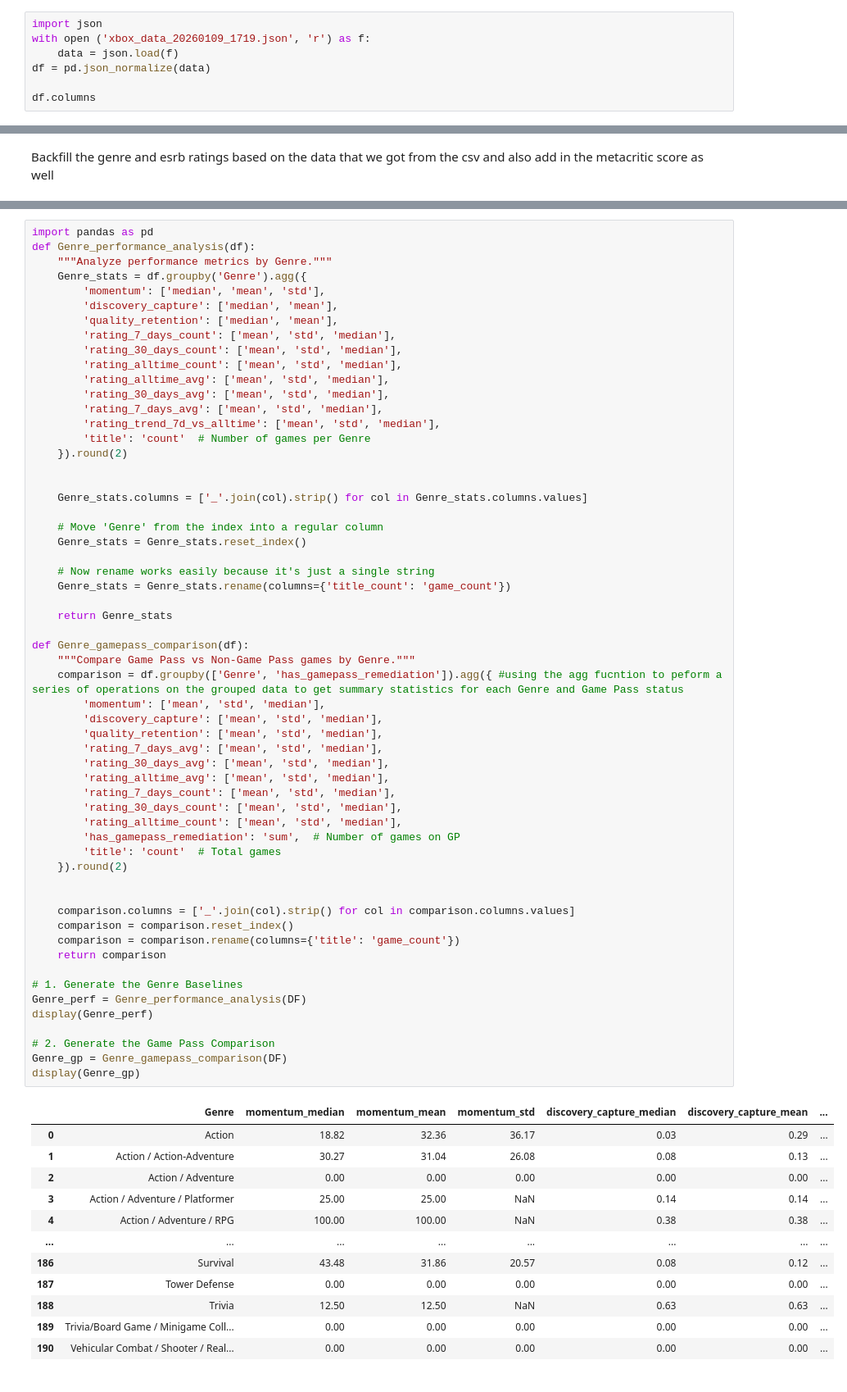
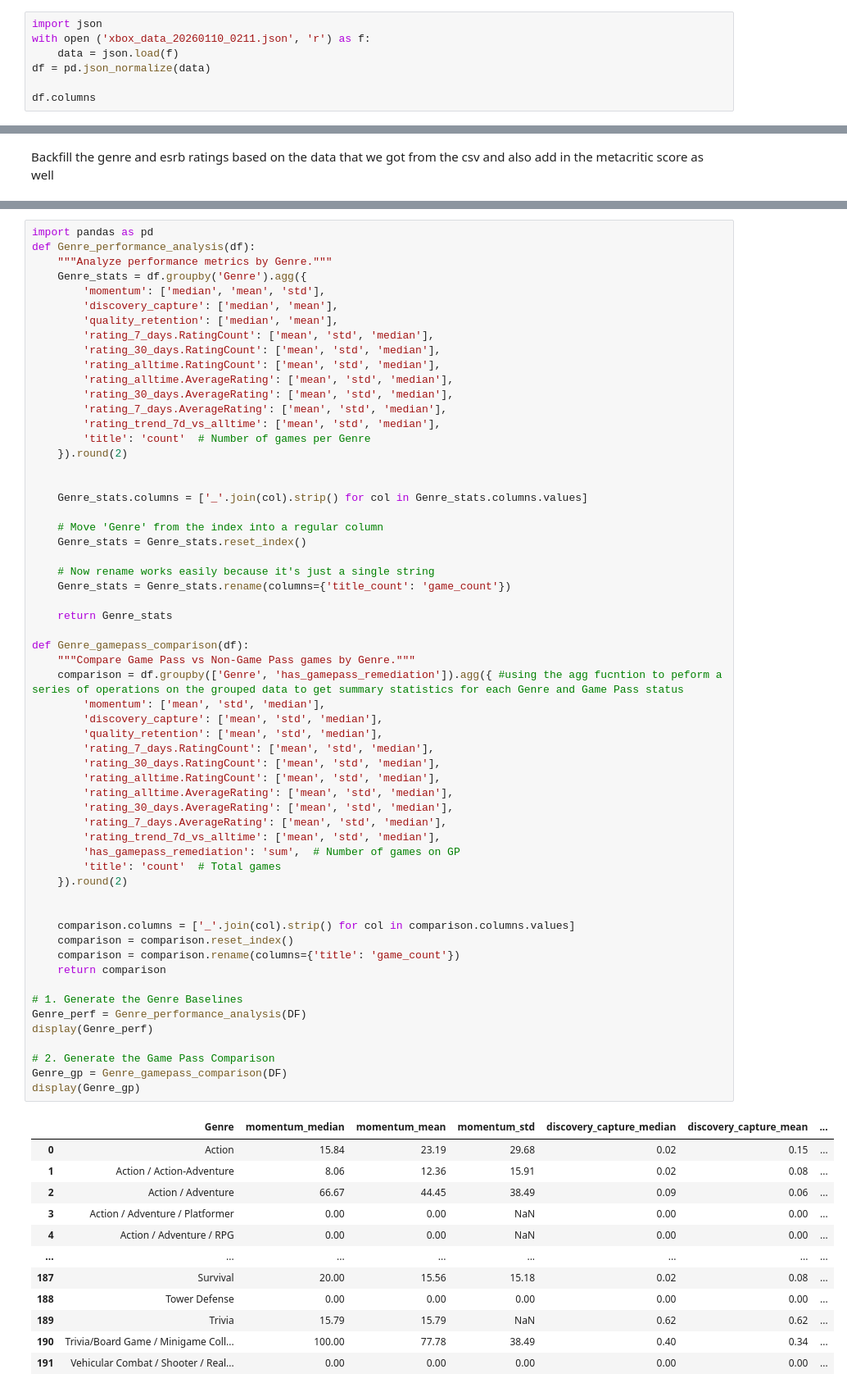
Before and after one commit to Doggo21345/xbox-gamepass-analytics, a Jupyter notebook: cleaning.ipynb, the cells around one changed output, grey strips where cells are left out. Shown at 82% size. Saved outputs shown, nothing was run; the diff lists cells and outputs as text.

```diff
--- a/cleaning.ipynb
+++ b/cleaning.ipynb
@@ -17,7 +17,7 @@ DF.head(10)
 10 rows × 22 columns
 # %%
 import json
-with open ('xbox_data_20260109_1719.json', 'r') as f:
+with open ('xbox_data_20260110_0211.json', 'r') as f:
     data = json.load(f)
 df = pd.json_normalize(data)
 
@@ -359,12 +341,12 @@ def Genre_performance_analysis(df):
         'momentum': ['median', 'mean', 'std'],
         'discovery_capture': ['median', 'mean'],
         'quality_retention': ['median', 'mean'],
-        'rating_7_days_count': ['mean', 'std', 'median'],
-        'rating_30_days_count': ['mean', 'std', 'median'],
-        'rating_alltime_count': ['mean', 'std', 'median'],
-        'rating_alltime_avg': ['mean', 'std', 'median'],
-        'rating_30_days_avg': ['mean', 'std', 'median'],
-        'rating_7_days_avg': ['mean', 'std', 'median'],
+        'rating_7_days.RatingCount': ['mean', 'std', 'median'],
+        'rating_30_days.RatingCount': ['mean', 'std', 'median'],
+        'rating_alltime.RatingCount': ['mean', 'std', 'median'],
+        'rating_alltime.AverageRating': ['mean', 'std', 'median'],
+        'rating_30_days.AverageRating': ['mean', 'std', 'median'],
+        'rating_7_days.AverageRating': ['mean', 'std', 'median'],
         'rating_trend_7d_vs_alltime': ['mean', 'std', 'median'],
         'title': 'count'  # Number of games per Genre
     }).round(2)
@@ -378,47 +360,48 @@ def Genre_performance_analysis(df):
     # Now rename works easily because it's just a single string
     Genre_stats = Genre_stats.rename(columns={'title_count': 'game_count'})
 
     return Genre_stats
 
 def Genre_gamepass_comparison(df):
     """Compare Game Pass vs Non-Game Pass games by Genre."""
     comparison = df.groupby(['Genre', 'has_gamepass_remediation']).agg({ #using the agg fucntion to peform a series of operations on the grouped data to get summary statistics for each Genre and Game Pass status
         'momentum': ['mean', 'std', 'median'],
         'discovery_capture': ['mean', 'std', 'median'],
         'quality_retention': ['mean', 'std', 'median'],
-        'rating_7_days_avg': ['mean', 'std', 'median'],
-        'rating_30_days_avg': ['mean', 'std', 'median'],
-        'rating_alltime_avg': ['mean', 'std', 'median'],
-        'rating_7_days_count': ['mean', 'std', 'median'],
-        'rating_30_days_count': ['mean', 'std', 'median'],
-        'rating_alltime_count': ['mean', 'std', 'median'],
+        'rating_7_days.RatingCount': ['mean', 'std', 'median'],
+        'rating_30_days.RatingCount': ['mean', 'std', 'median'],
+        'rating_alltime.RatingCount': ['mean', 'std', 'median'],
+        'rating_alltime.AverageRating': ['mean', 'std', 'median'],
+        'rating_30_days.AverageRating': ['mean', 'std', 'median'],
+        'rating_7_days.AverageRating': ['mean', 'std', 'median'],
+        'rating_trend_7d_vs_alltime': ['mean', 'std', 'median'],
         'has_gamepass_remediation': 'sum',  # Number of games on GP
         'title': 'count'  # Total games
     }).round(2)
 
 
     comparison.columns = ['_'.join(col).strip() for col in comparison.columns.values]
     comparison = comparison.reset_index()
     comparison = comparison.rename(columns={'title': 'game_count'})
     return comparison
 
 # 1. Generate the Genre Baselines
 Genre_perf = Genre_performance_analysis(DF)
 display(Genre_perf)
 
 # 2. Generate the Game Pass Comparison
 Genre_gp = Genre_gamepass_comparison(DF)
 display(Genre_gp)
 # %% [output]
 |  | Genre | momentum_median | momentum_mean | momentum_std | discovery_capture_median | discovery_capture_mean | ... |
-| 0 | Action | 18.82 | 32.36 | 36.17 | 0.03 | 0.29 | ... |
-| 1 | Action / Action-Adventure | 30.27 | 31.04 | 26.08 | 0.08 | 0.13 | ... |
-| 2 | Action / Adventure | 0.00 | 0.00 | 0.00 | 0.00 | 0.00 | ... |
-| 3 | Action / Adventure / Platformer | 25.00 | 25.00 | NaN | 0.14 | 0.14 | ... |
-| 4 | Action / Adventure / RPG | 100.00 | 100.00 | NaN | 0.38 | 0.38 | ... |
+| 0 | Action | 15.84 | 23.19 | 29.68 | 0.02 | 0.15 | ... |
+| 1 | Action / Action-Adventure | 8.06 | 12.36 | 15.91 | 0.02 | 0.08 | ... |
+| 2 | Action / Adventure | 66.67 | 44.45 | 38.49 | 0.09 | 0.06 | ... |
+| 3 | Action / Adventure / Platformer | 0.00 | 0.00 | NaN | 0.00 | 0.00 | ... |
+| 4 | Action / Adventure / RPG | 0.00 | 0.00 | NaN | 0.00 | 0.00 | ... |
 | ... | ... | ... | ... | ... | ... | ... | ... |
-| 186 | Survival | 43.48 | 31.86 | 20.57 | 0.08 | 0.12 | ... |
-| 187 | Tower Defense | 0.00 | 0.00 | 0.00 | 0.00 | 0.00 | ... |
-| 188 | Trivia | 12.50 | 12.50 | NaN | 0.63 | 0.63 | ... |
-| 189 | Trivia/Board Game / Minigame Coll... | 0.00 | 0.00 | 0.00 | 0.00 | 0.00 | ... |
-| 190 | Vehicular Combat / Shooter / Real... | 0.00 | 0.00 | 0.00 | 0.00 | 0.00 | ... |
+| 187 | Survival | 20.00 | 15.56 | 15.18 | 0.02 | 0.08 | ... |
+| 188 | Tower Defense | 0.00 | 0.00 | 0.00 | 0.00 | 0.00 | ... |
+| 189 | Trivia | 15.79 | 15.79 | NaN | 0.62 | 0.62 | ... |
+| 190 | Trivia/Board Game / Minigame Coll... | 100.00 | 77.78 | 38.49 | 0.40 | 0.34 | ... |
+| 191 | Vehicular Combat / Shooter / Real... | 0.00 | 0.00 | 0.00 | 0.00 | 0.00 | ... |
```
Also changed, not shown: parts of 19 cells of this notebook.
